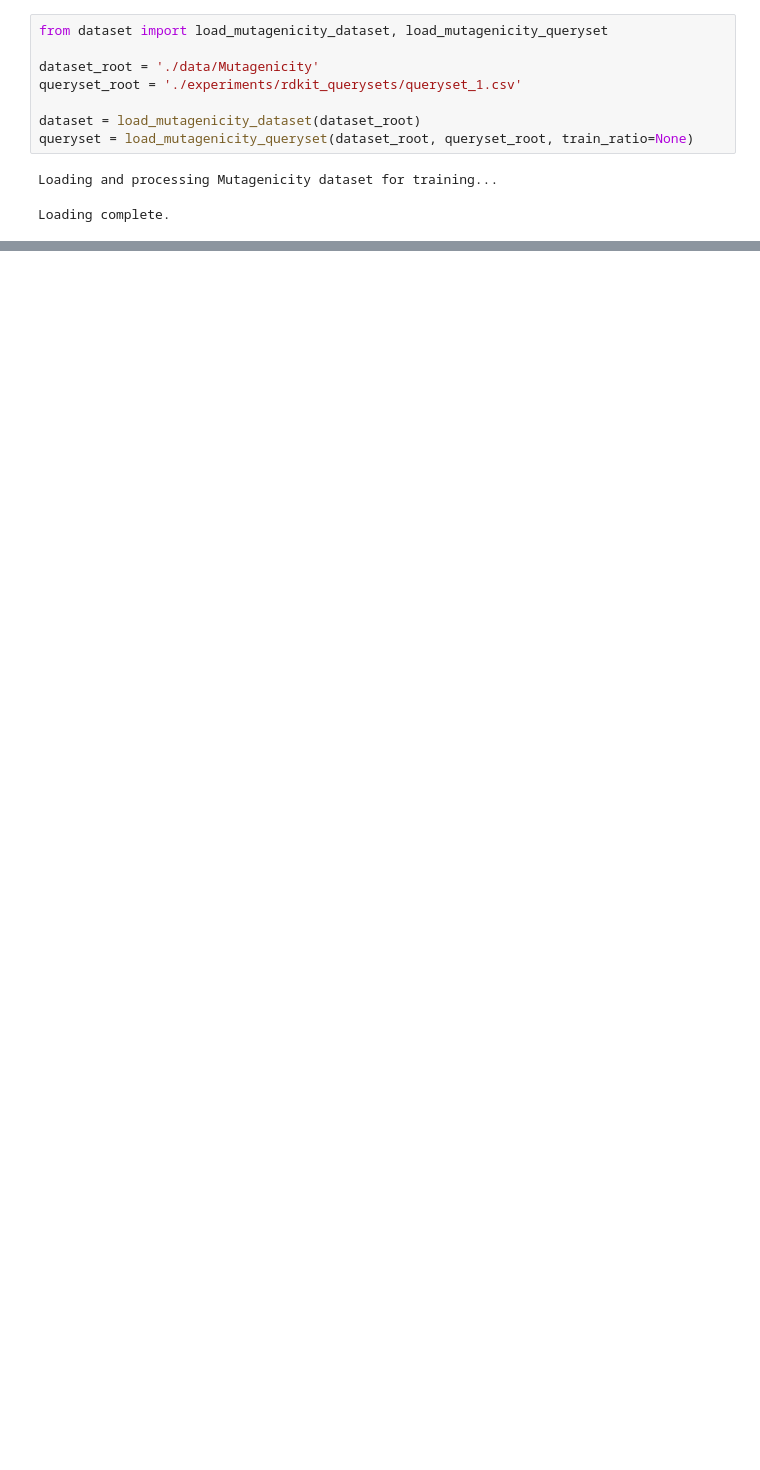
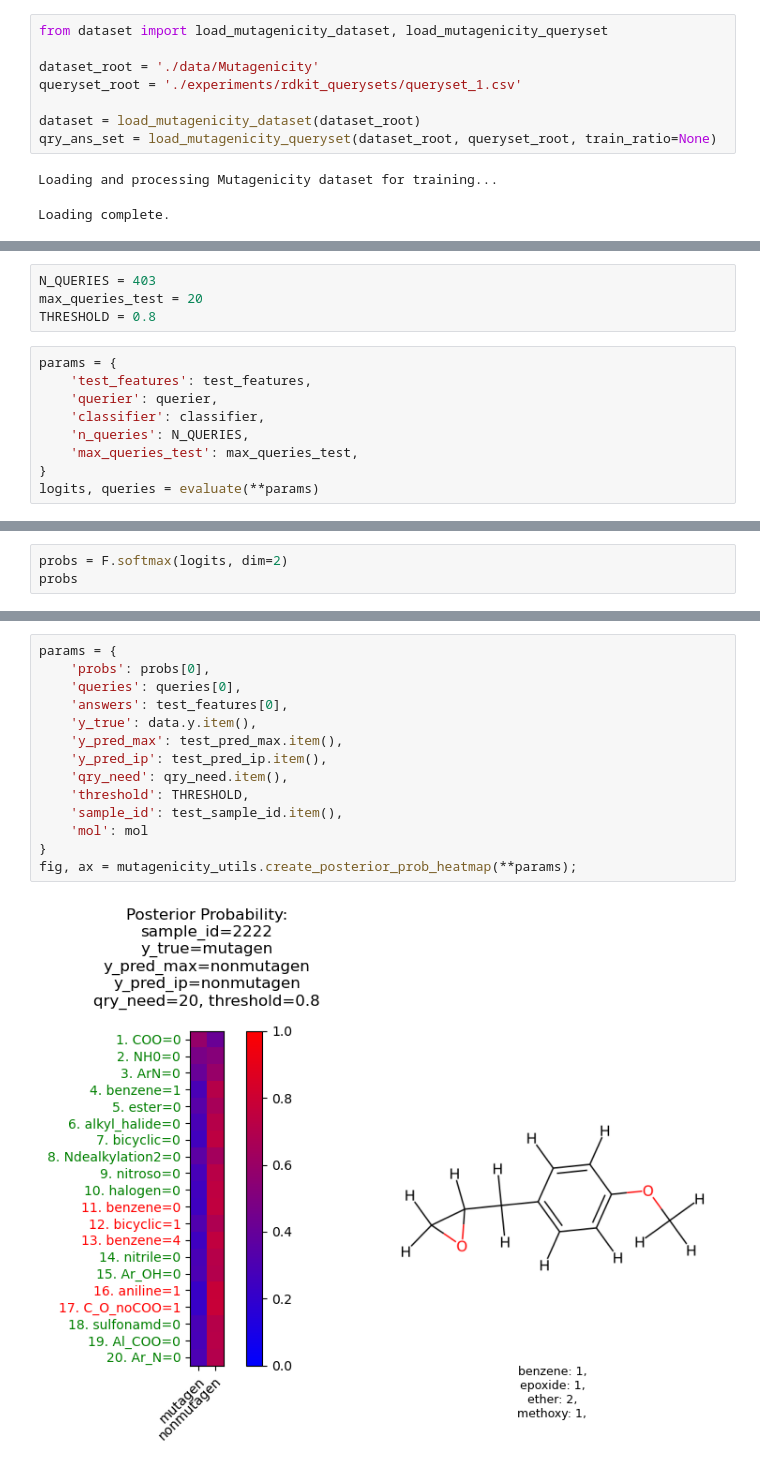
Before and after one commit to vladnotandrei/vip-interpretable-graph-classification, a Jupyter notebook: experiments/vip_explanations.ipynb, the cells around one changed output, grey strips where cells are left out. Drawn from its saved outputs; the diff is of its cells as text; blank space fills up the shorter version.

Commit message:
Posterior probability heatmap and clean code

```diff
--- a/experiments/vip_explanations.ipynb
+++ b/experiments/vip_explanations.ipynb
@@ -72,7 +62,7 @@ dataset_root = './data/Mutagenicity'
 queryset_root = './experiments/rdkit_querysets/queryset_1.csv'
 
 dataset = load_mutagenicity_dataset(dataset_root)
-queryset = load_mutagenicity_queryset(dataset_root, queryset_root, train_ratio=None)
+qry_ans_set = load_mutagenicity_queryset(dataset_root, queryset_root, train_ratio=None)
 # %% [output]
 Loading and processing Mutagenicity dataset for training...
 Loading complete.
@@ -126 +96,14 @@ DEVICE: cpu
+# %%
+N_QUERIES = 403
+max_queries_test = 20
+THRESHOLD = 0.8
+# %%
+params = {
+    'test_features': test_features,
+    'querier': querier,
+    'classifier': classifier,
+    'n_queries': N_QUERIES,
+    'max_queries_test': max_queries_test,
+}
+logits, queries = evaluate(**params)
 # %%
@@ -222,0 +193,3 @@ frag_count_list
+# %%
+probs = F.softmax(logits, dim=2)
+probs
@@ -222,0 +217,16 @@ frag_count_list
+# %%
+params = {
+    'probs': probs[0],
+    'queries': queries[0],
+    'answers': test_features[0],
+    'y_true': data.y.item(),
+    'y_pred_max': test_pred_max.item(),
+    'y_pred_ip': test_pred_ip.item(),
+    'qry_need': qry_need.item(),
+    'threshold': THRESHOLD,
+    'sample_id': test_sample_id.item(),
+    'mol': mol
+}
+fig, ax = mutagenicity_utils.create_posterior_prob_heatmap(**params);
+# %% [output]
+[figure, added]
```
Also changed, not shown: parts of 22 cells of this notebook, 2 other files.
